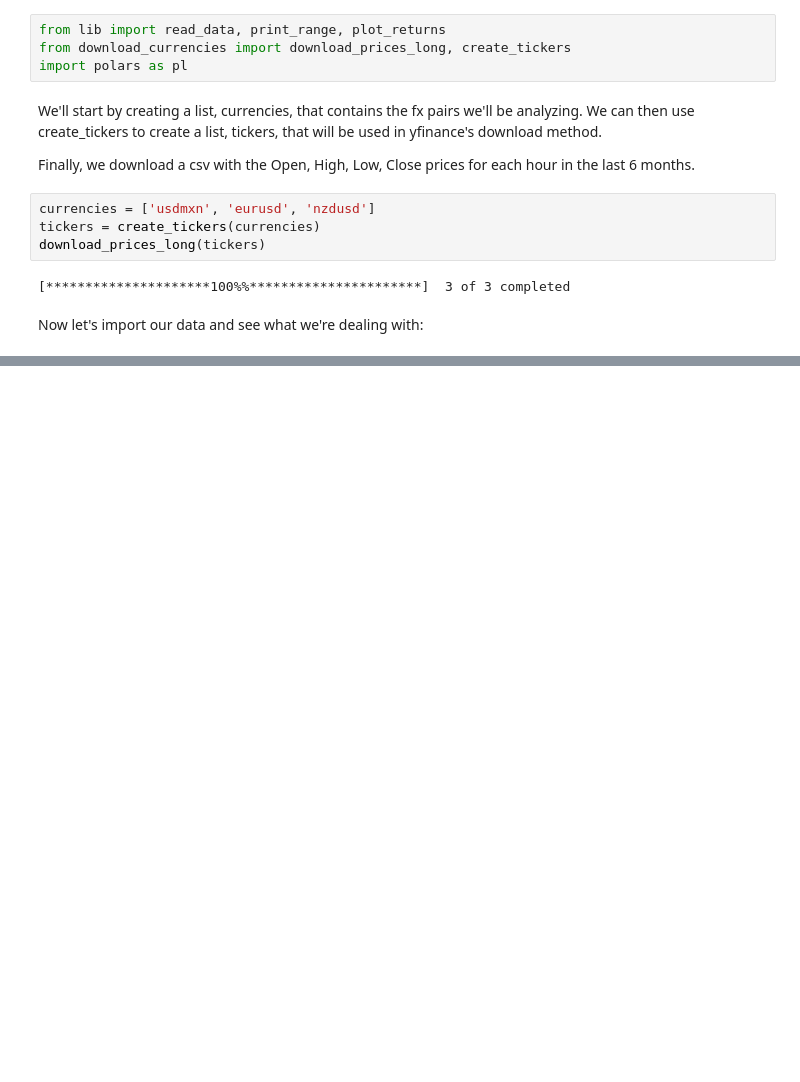
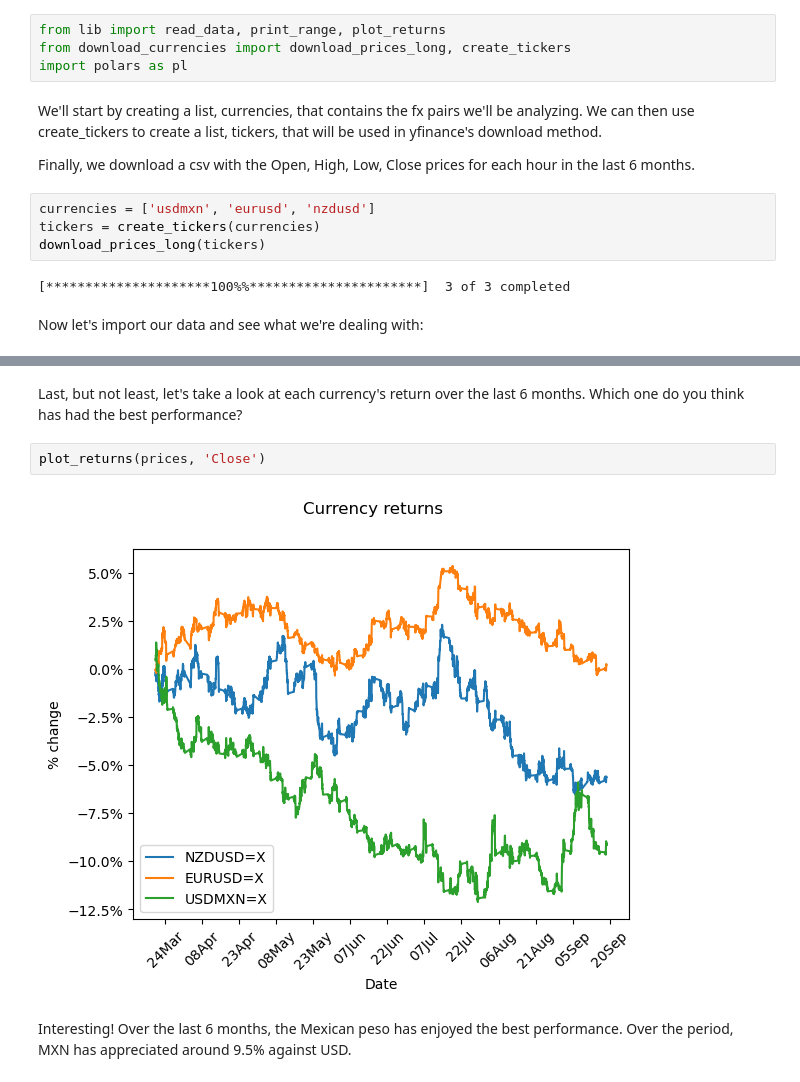
Before and after one commit to nogibjj/JCB_project1, a Jupyter notebook: src/yf_currencies.ipynb, the cells around one changed output, grey strips where cells are left out. Cells and saved outputs as stored; diff of their text form; blank space fills up the shorter version.

Commit message:
done with notebook, added save_plot to lib

```diff
--- a/src/yf_currencies.ipynb
+++ b/src/yf_currencies.ipynb
@@ -50,0 +102,8 @@ shape: (6, 5)
+# %% [markdown]
+Last, but not least, let's take a look at each currency's return over the last 6 months. Which one do you think has had the best performance?
+# %%
+plot_returns(prices, 'Close')
+# %% [output]
+[figure, added]
+# %% [markdown]
+Interesting! Over the last 6 months, the Mexican peso has enjoyed the best performance. Over the period, MXN has appreciated around 9.5% against USD.
```
Also changed, not shown: parts of 7 cells of this notebook, 2 other files.
